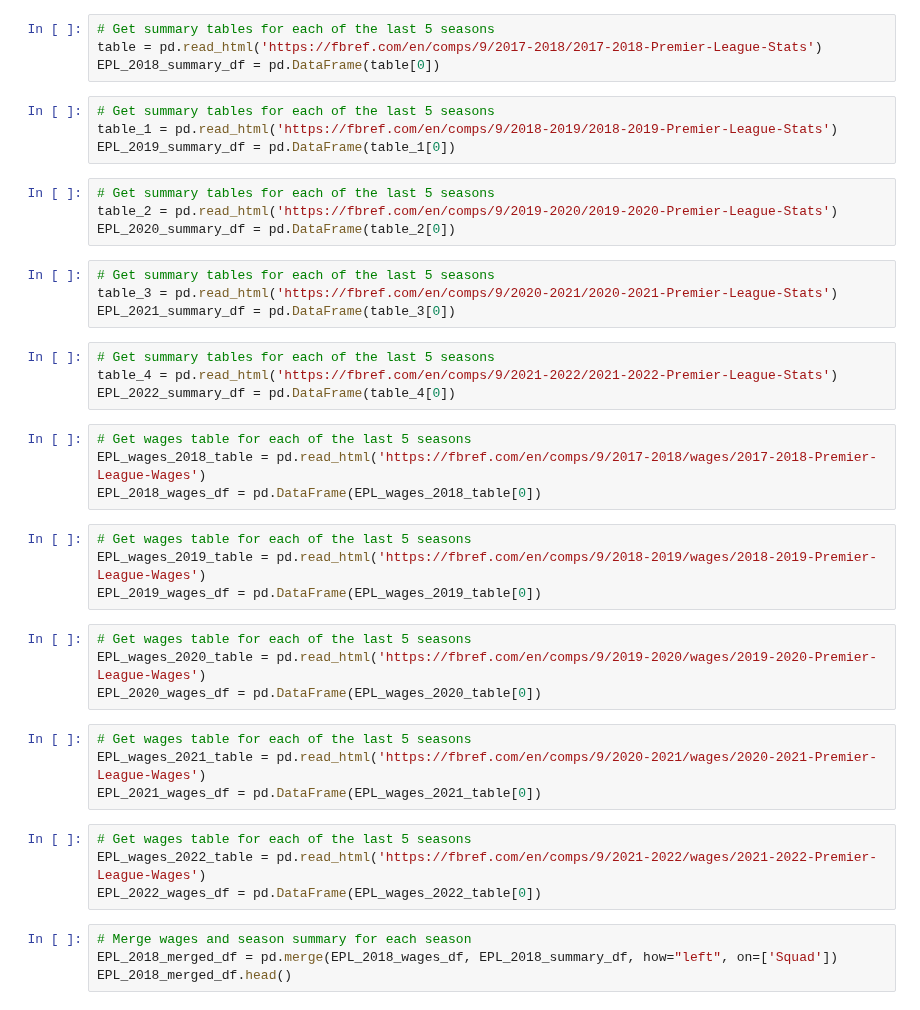
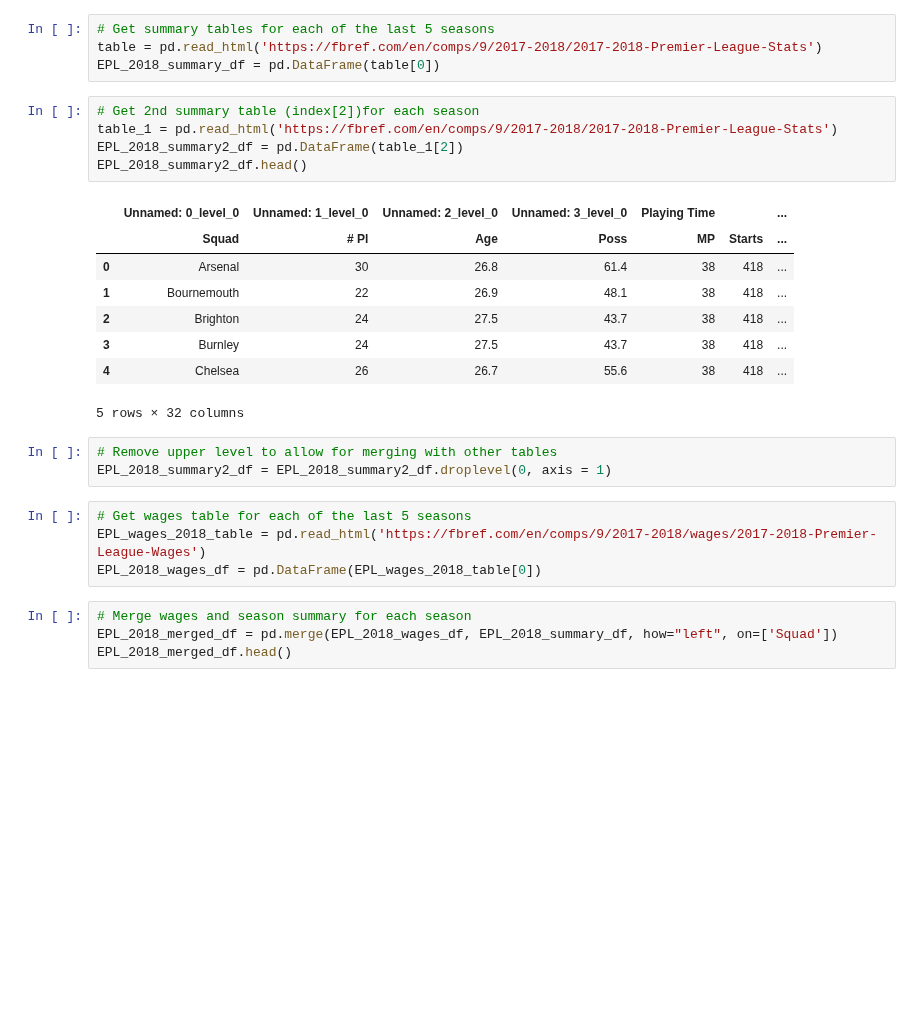
Before and after one commit to GurpreetChugh/Project-Football, a Jupyter notebook: EPL_Project_Football.ipynb, the cells around one changed output. Cells and saved outputs as stored; diff of their text form; blank space fills up the shorter version.

```diff
--- a/EPL_Project_Football.ipynb
+++ b/EPL_Project_Football.ipynb
@@ -7,41 +7,26 @@ import numpy as np
 table = pd.read_html('https://fbref.com/en/comps/9/2017-2018/2017-2018-Premier-League-Stats')
 EPL_2018_summary_df = pd.DataFrame(table[0])
 # %%
-# Get summary tables for each of the last 5 seasons
-table_1 = pd.read_html('https://fbref.com/en/comps/9/2018-2019/2018-2019-Premier-League-Stats')
-EPL_2019_summary_df = pd.DataFrame(table_1[0])
+# Get 2nd summary table (index[2])for each season
+table_1 = pd.read_html('https://fbref.com/en/comps/9/2017-2018/2017-2018-Premier-League-Stats')
+EPL_2018_summary2_df = pd.DataFrame(table_1[2])
+EPL_2018_summary2_df.head()
+# %% [output]
+|  | Unnamed: 0_level_0 | Unnamed: 1_level_0 | Unnamed: 2_level_0 | Unnamed: 3_level_0 | Playing Time |  | ... |
+|  | Squad | # Pl | Age | Poss | MP | Starts | ... |
+| 0 | Arsenal | 30 | 26.8 | 61.4 | 38 | 418 | ... |
+| 1 | Bournemouth | 22 | 26.9 | 48.1 | 38 | 418 | ... |
+| 2 | Brighton | 24 | 27.5 | 43.7 | 38 | 418 | ... |
+| 3 | Burnley | 24 | 27.5 | 43.7 | 38 | 418 | ... |
+| 4 | Chelsea | 26 | 26.7 | 55.6 | 38 | 418 | ... |
+5 rows × 32 columns
-# %%
-# Get summary tables for each of the last 5 seasons
-table_2 = pd.read_html('https://fbref.com/en/comps/9/2019-2020/2019-2020-Premier-League-Stats')
-EPL_2020_summary_df = pd.DataFrame(table_2[0])
-# %%
-# Get summary tables for each of the last 5 seasons
-table_3 = pd.read_html('https://fbref.com/en/comps/9/2020-2021/2020-2021-Premier-League-Stats')
-EPL_2021_summary_df = pd.DataFrame(table_3[0])
-# %%
-# Get summary tables for each of the last 5 seasons
-table_4 = pd.read_html('https://fbref.com/en/comps/9/2021-2022/2021-2022-Premier-League-Stats')
-EPL_2022_summary_df = pd.DataFrame(table_4[0])
+# %%
+# Remove upper level to allow for merging with other tables
+EPL_2018_summary2_df = EPL_2018_summary2_df.droplevel(0, axis = 1)
 # %%
 # Get wages table for each of the last 5 seasons
 EPL_wages_2018_table = pd.read_html('https://fbref.com/en/comps/9/2017-2018/wages/2017-2018-Premier-League-Wages')
 EPL_2018_wages_df = pd.DataFrame(EPL_wages_2018_table[0])
-# %%
-# Get wages table for each of the last 5 seasons
-EPL_wages_2019_table = pd.read_html('https://fbref.com/en/comps/9/2018-2019/wages/2018-2019-Premier-League-Wages')
-EPL_2019_wages_df = pd.DataFrame(EPL_wages_2019_table[0])
-# %%
-# Get wages table for each of the last 5 seasons
-EPL_wages_2020_table = pd.read_html('https://fbref.com/en/comps/9/2019-2020/wages/2019-2020-Premier-League-Wages')
-EPL_2020_wages_df = pd.DataFrame(EPL_wages_2020_table[0])
-# %%
-# Get wages table for each of the last 5 seasons
-EPL_wages_2021_table = pd.read_html('https://fbref.com/en/comps/9/2020-2021/wages/2020-2021-Premier-League-Wages')
-EPL_2021_wages_df = pd.DataFrame(EPL_wages_2021_table[0])
-# %%
-# Get wages table for each of the last 5 seasons
-EPL_wages_2022_table = pd.read_html('https://fbref.com/en/comps/9/2021-2022/wages/2021-2022-Premier-League-Wages')
-EPL_2022_wages_df = pd.DataFrame(EPL_wages_2022_table[0])
 # %%
 # Merge wages and season summary for each season
 EPL_2018_merged_df = pd.merge(EPL_2018_wages_df, EPL_2018_summary_df, how="left", on=['Squad'])
```
Also changed, not shown: parts of 10 cells of this notebook.
